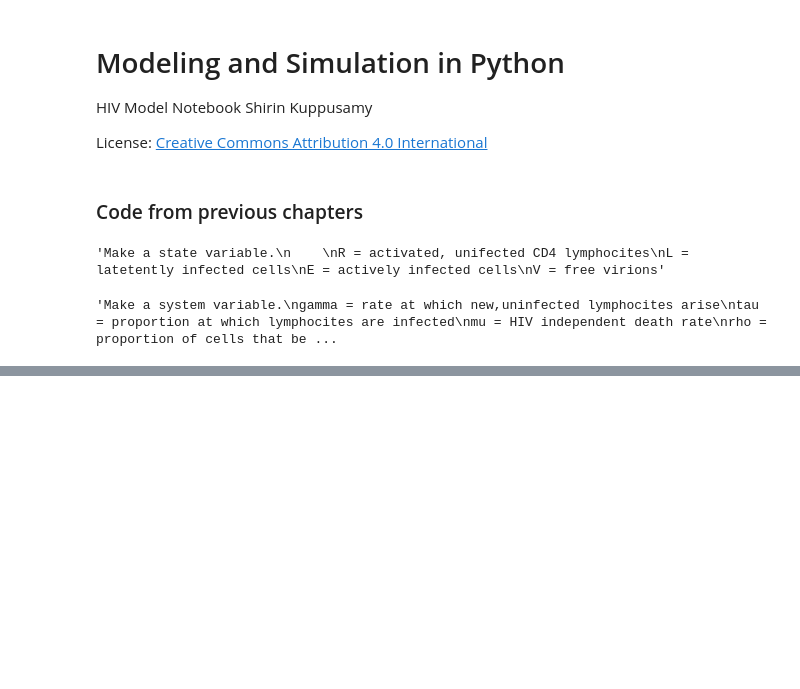
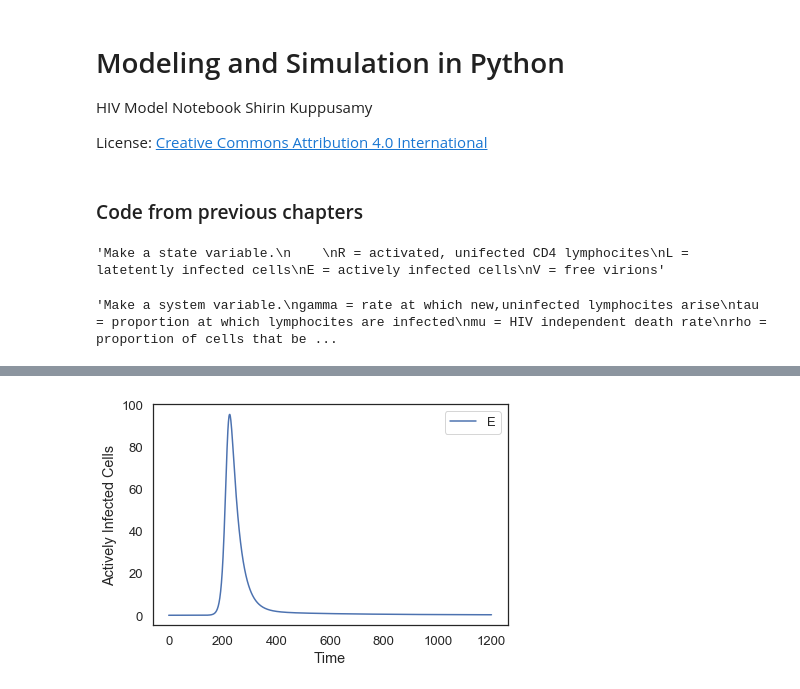
Before and after one commit to s-kuppusamy/ModSimPy, a Jupyter notebook: code/hiv_model.ipynb, the cells around one changed output, grey strips where cells are left out. Cells and saved outputs as stored; diff of their text form; code cells hidden in the pictures; blank space fills up the shorter version.

```diff
--- a/code/hiv_model.ipynb
+++ b/code/hiv_model.ipynb
@@ -255,0 +126,6 @@ np.interp(0.26, frac_infected_series, frac_infected_series.index)
+# %%
+results.E.plot()
+decorate(xlabel='Time',
+        ylabel='Actively Infected Cells')
+# %% [output]
+[figure, added]
```
Also changed, not shown: parts of 45 cells of this notebook.
